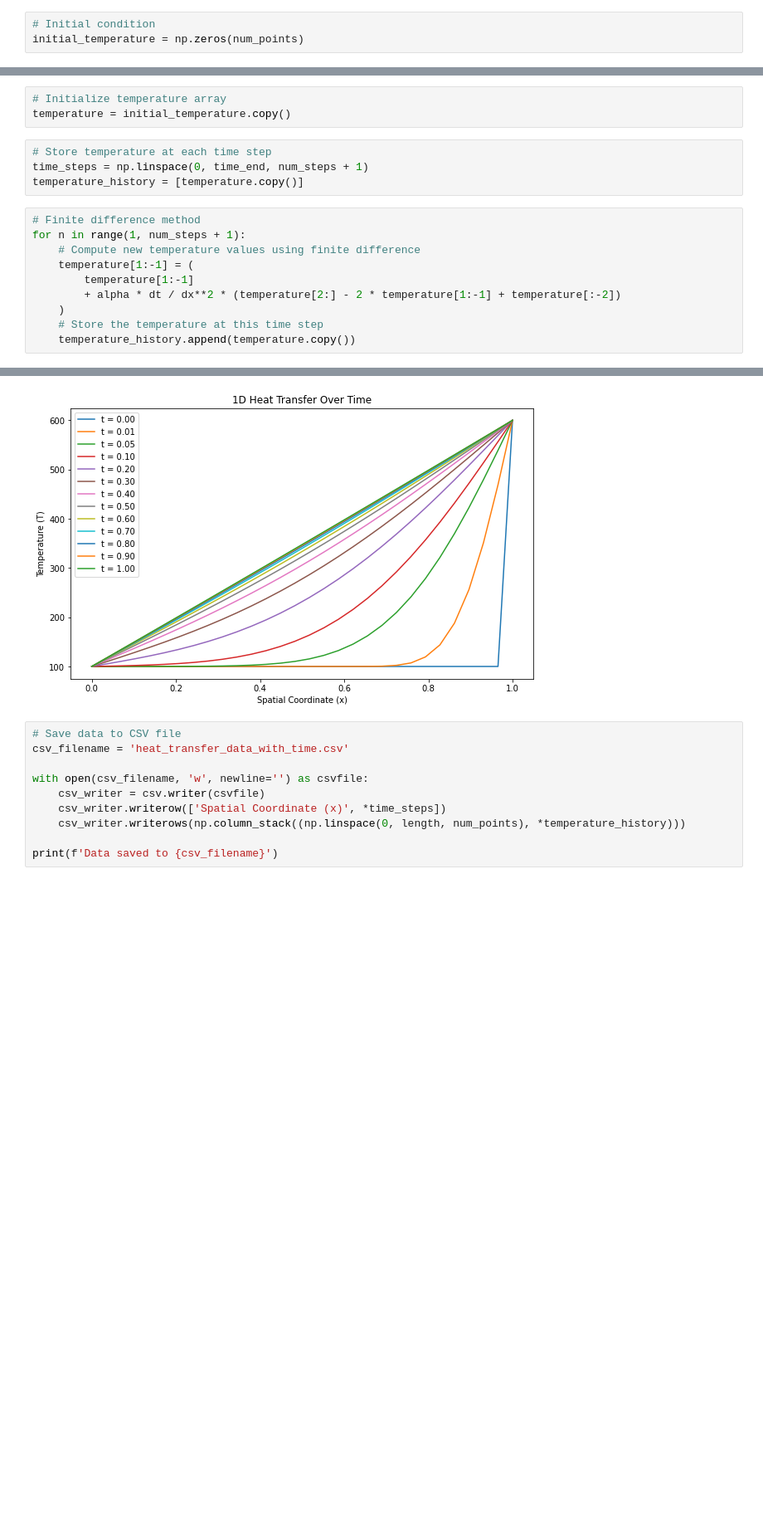
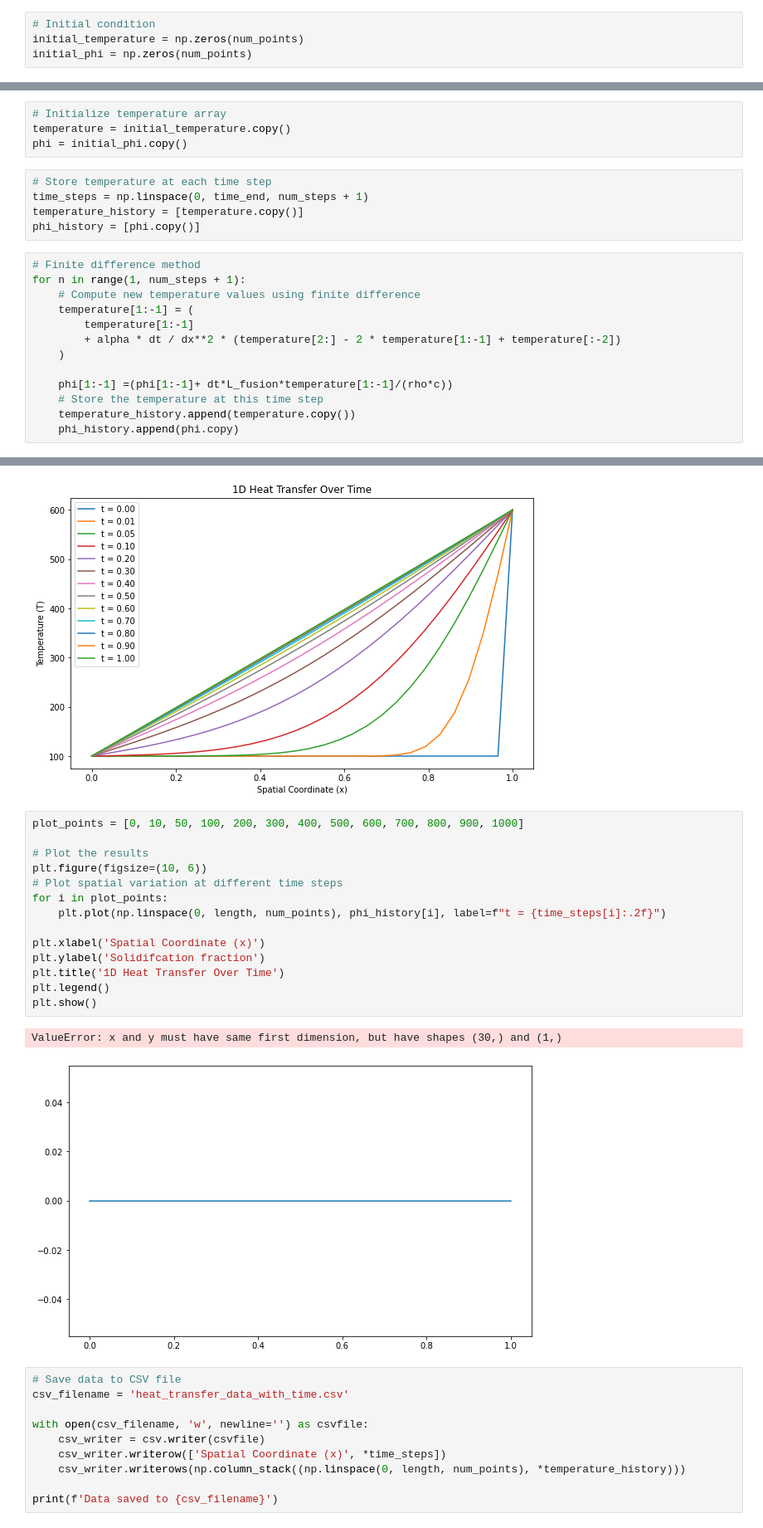
Before and after one commit to radhikrammohan/1D_HT_Pinn, a Jupyter notebook: Data_prep/1D_SVR/1D_ht_wtime.ipynb, the cells around one changed output, grey strips where cells are left out. Shown at 83% size. Saved outputs shown, nothing was run; the diff lists cells and outputs as text; blank space fills up the shorter version.

```diff
--- a/Data_prep/1D_ht_wtime.ipynb
+++ b/Data_prep/1D_SVR/1D_ht_wtime.ipynb
@@ -23,6 +27,7 @@ dt = time_end / num_steps
 # %%
 # Initial condition
 initial_temperature = np.zeros(num_points)
+initial_phi = np.zeros(num_points)
 # %%
 # Set one end at 25 degrees and the other end at 600 degrees
 initial_temperature[0:-1] = 100.0  # Set the first to second last element (one end) to 100 degrees
@@ -31,10 +36,12 @@ initial_temperature[-1] = 600.0  # Set the last element (other end) to 600 degre
 # %%
 # Initialize temperature array
 temperature = initial_temperature.copy()
+phi = initial_phi.copy()
 # %%
 # Store temperature at each time step
 time_steps = np.linspace(0, time_end, num_steps + 1)
 temperature_history = [temperature.copy()]
+phi_history = [phi.copy()]
 # %%
 # Finite difference method
 for n in range(1, num_steps + 1):
@@ -43,5 +50,8 @@ for n in range(1, num_steps + 1):
         temperature[1:-1]
         + alpha * dt / dx**2 * (temperature[2:] - 2 * temperature[1:-1] + temperature[:-2])
     )
+
+    phi[1:-1] =(phi[1:-1]+ dt*L_fusion*temperature[1:-1]/(rho*c))
     # Store the temperature at this time step
     temperature_history.append(temperature.copy())
+    phi_history.append(phi.copy)
@@ -61,6 +80,23 @@ plt.legend()
 plt.show()
 # %% [output]
 [figure]
+# %%
+plot_points = [0, 10, 50, 100, 200, 300, 400, 500, 600, 700, 800, 900, 1000]
+
+# Plot the results
+plt.figure(figsize=(10, 6))
+# Plot spatial variation at different time steps
+for i in plot_points:
+    plt.plot(np.linspace(0, length, num_points), phi_history[i], label=f"t = {time_steps[i]:.2f}")
+
+plt.xlabel('Spatial Coordinate (x)')
+plt.ylabel('Solidifcation fraction')
+plt.title('1D Heat Transfer Over Time')
+plt.legend()
+plt.show()
+# %% [output]
+ValueError: x and y must have same first dimension, but have shapes (30,) and (1,)
+[figure, added]
 # %%
 # Save data to CSV file
 csv_filename = 'heat_transfer_data_with_time.csv'
```
Also changed, not shown: parts of 3 cells of this notebook, 11 other files.
